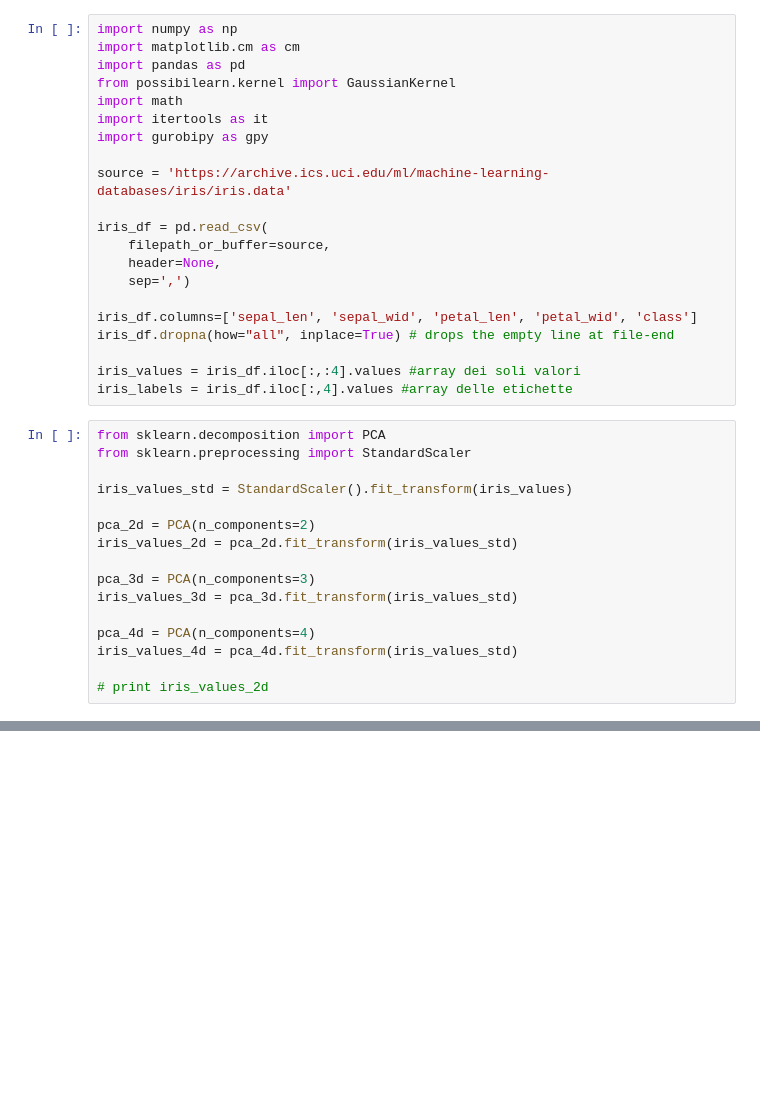
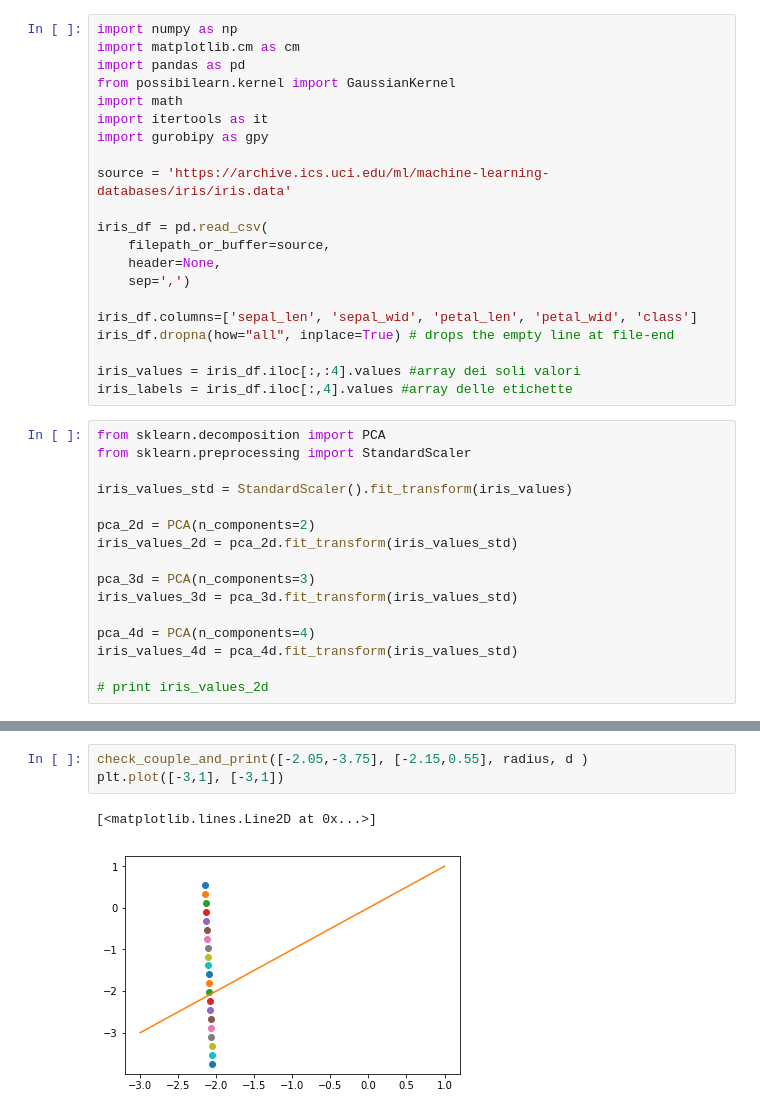
Before and after one commit to lucacrm/fuzzysets, a Jupyter notebook: support-vector-clustering-iris.ipynb, the cells around one changed output, grey strips where cells are left out. Drawn from its saved outputs; the diff is of its cells as text; blank space fills up the shorter version.

```diff
--- a/support-vector-clustering-iris.ipynb
+++ b/support-vector-clustering-iris.ipynb
@@ -317,0 +307,6 @@ list(nx.connected_components(G))
+# %%
+check_couple_and_print([-2.05,-3.75], [-2.15,0.55], radius, d )
+plt.plot([-3,1], [-3,1])
+# %% [output]
+[<matplotlib.lines.Line2D at 0x...>]
+[figure, added]
```
Also changed, not shown: parts of 21 cells of this notebook.
